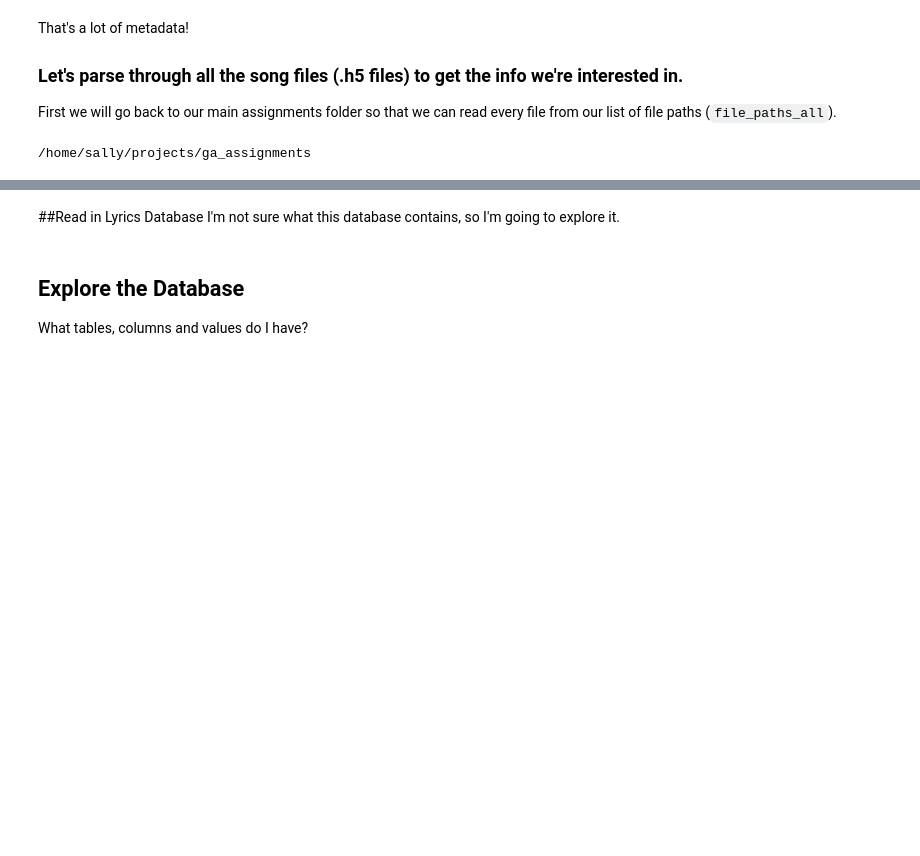
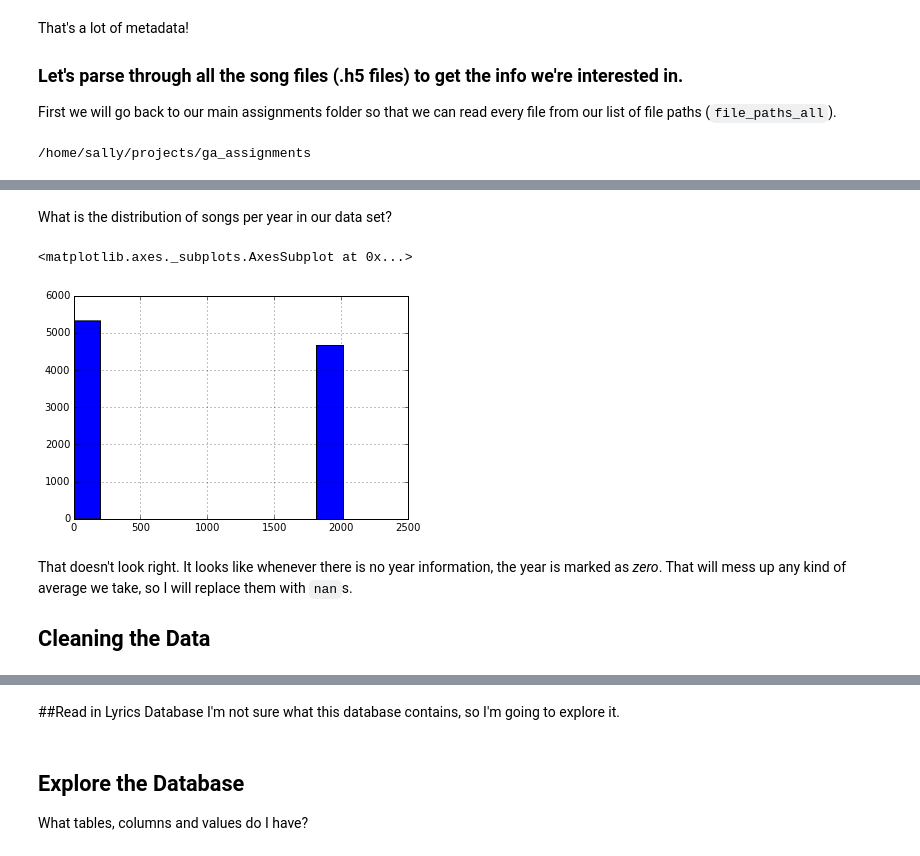
Before and after one commit to sallyi/ga_assignments, a Jupyter notebook: Project1.ipynb, the cells around one changed output, grey strips where cells are left out. Saved outputs shown, nothing was run; the diff lists cells and outputs as text; code cells hidden in the pictures; blank space fills up the shorter version.

```diff
--- a/Project1.ipynb
+++ b/Project1.ipynb
@@ -147,0 +125,34 @@ Songs/MillionSongSubset/data/B/E/E/TRBEEEP128F426C17D.h5
+# %%
+def get_fields(f):
+    fields = []
+    fields.append(getters.get_track_id(f))
+    fields.append(getters.get_title(f))
+    fields.append(getters.get_year(f))
+    fields.append(getters.get_song_hotttnesss(f))
+    fields.append(getters.get_duration(f))
+    fields.append(getters.get_loudness(f))
+    fields.append(getters.get_tempo(f))
+    fields.append(getters.get_time_signature(f))
+    fields.append(getters.get_danceability(f))
+    fields.append(getters.get_key(f))
+    fields.append(getters.get_artist_name(f))
+    fields.append(getters.get_artist_hotttnesss(f))
+    fields.append(getters.get_artist_familiarity(f))
+    fields.append(getters.get_artist_location(f))
+    fields.append(len(getters.get_artist_terms(f))) # number of terms to describe artist
+    return fields
+
+for h5_file_name in file_paths_all:
+    h5 = getters.open_h5_file_read(h5_file_name)
+    if h5.root:
+        try:
+            #print get_fields(h5)
+            df.loc[i] = get_fields(h5)
+            i+= 1
+            #if i > 1000: # to limit test size
+            #    break
+        except:
+            print "something is up with", h5_file_name
+    h5.close()
+
+df.head(10)
@@ -147,0 +171,2 @@ Songs/MillionSongSubset/data/B/E/E/TRBEEEP128F426C17D.h5
+# %%
+df_clean = df.copy(deep=True)
@@ -147,0 +188,11 @@ Songs/MillionSongSubset/data/B/E/E/TRBEEEP128F426C17D.h5
+# %% [markdown]
+What is the distribution of songs per year in our data set?
+# %%
+df_clean.Year.hist()
+# %% [output]
+<matplotlib.axes._subplots.AxesSubplot at 0x...>
+[figure, added]
+# %% [markdown]
+That doesn't look right. It looks like whenever there is no year information, the year is marked as _zero_. That will mess up any kind of average we take, so I will replace them with `nan`s.
+
+## Cleaning the Data
```
Also changed, not shown: parts of 22 cells of this notebook.
